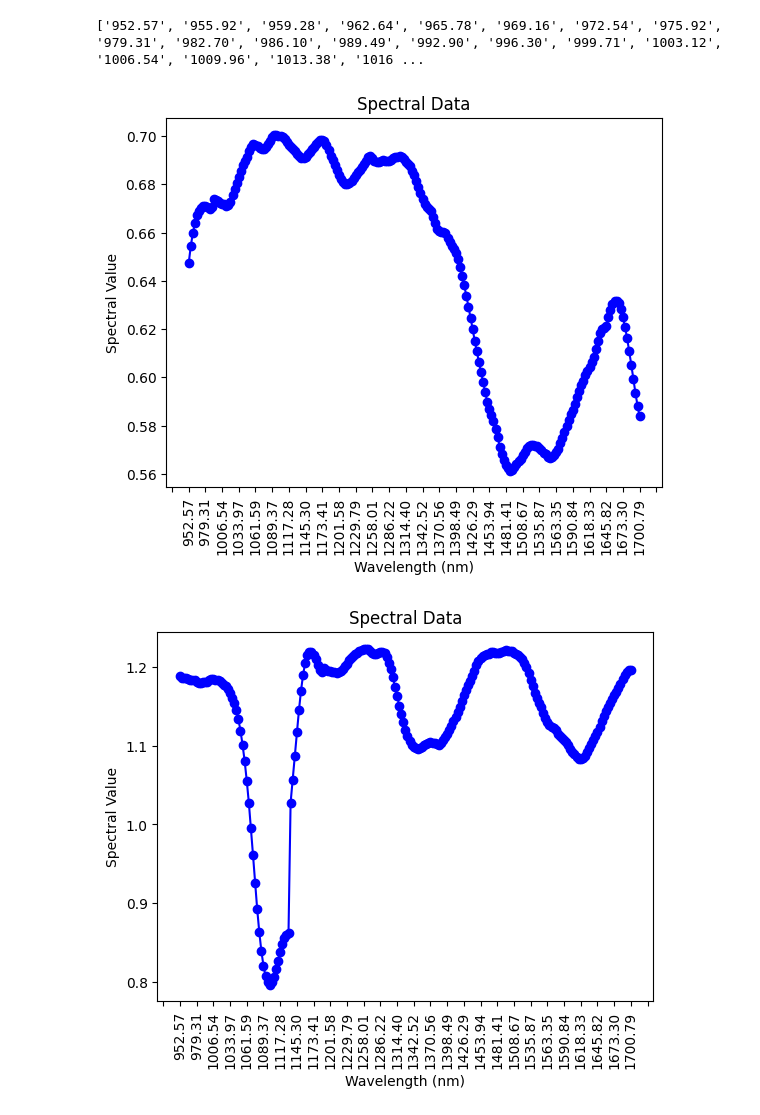
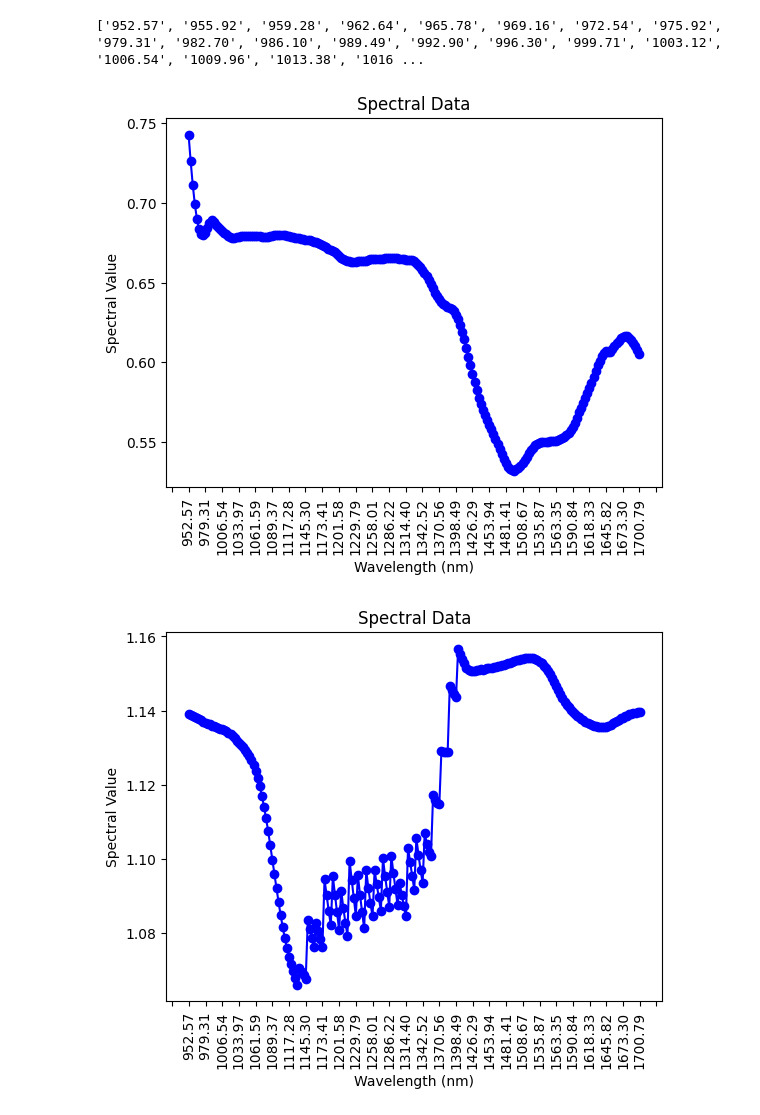
Before and after one commit to csivakorn/spectral, a Jupyter notebook: test.ipynb, the cells around one changed output. Cells and saved outputs as stored; diff of their text form; code cells hidden in the pictures.

Commit message:
allow range input to function

```diff
--- a/test.ipynb
+++ b/test.ipynb
@@ -85,10 +85,23 @@ else:
 # %%
 ## Plot the spectral at selected location
 import matplotlib.ticker as ticker
+import numpy as np
 
 def plot_spectral(img, row, col):
+    # Row and col can be input as a tuple range
+
     data = img.load()
-    individual_spectral = data[row, col, :]
+
+    if type(row) == int:
+        individual_spectral = data[row, col, :]
+
+    else:
+        # Extract the subset of the data for the given row and column ranges
+        subset_data = data[row[0]:row[1], col[0]:col[1], :]
+
+        # Compute the average spectral data over the row and column ranges
+        individual_spectral = np.mean(subset_data, axis=(0, 1))
+
     individual_spectral = individual_spectral.flatten()
     spectral_axis = img.metadata['wavelength']
 
@@ -109,12 +122,12 @@ def plot_spectral(img, row, col):
     plt.show()
 # %%
 ## This is for cotton
-plot_spectral(image1, 430, 100)
+plot_spectral(image1, (500,520), (100,120))
 # %% [output]
-[figure, old version]
+[figure, new version]
 # %%
 ## This is for polyester
 
-plot_spectral(image2, 400, 100)
+plot_spectral(image2, (400,420), (80,100))
 # %% [output]
-[figure, old version]
+[figure, new version]
```
